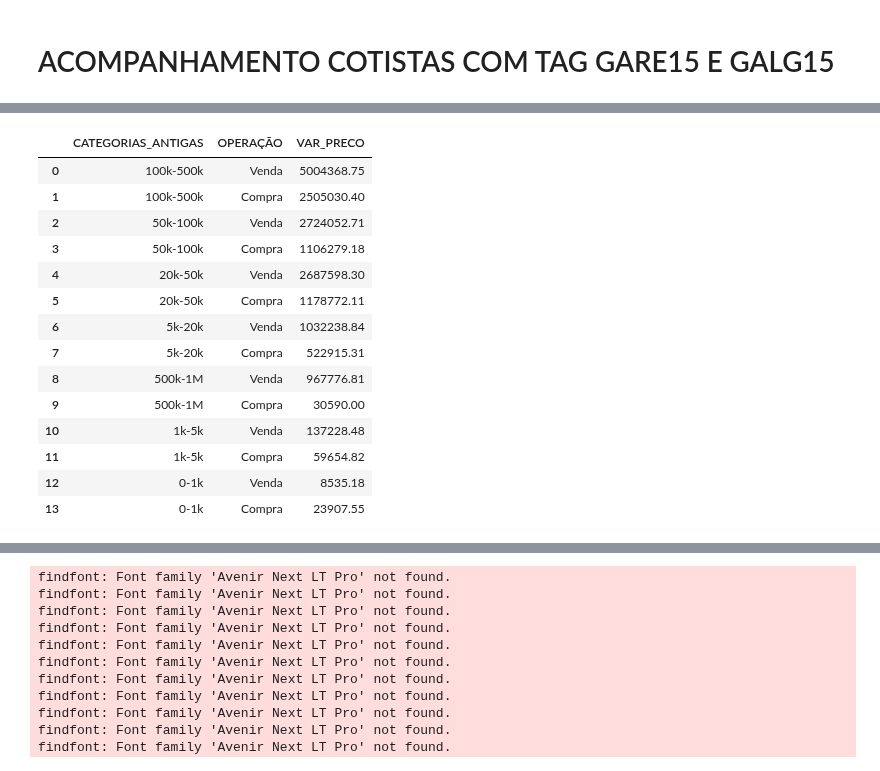
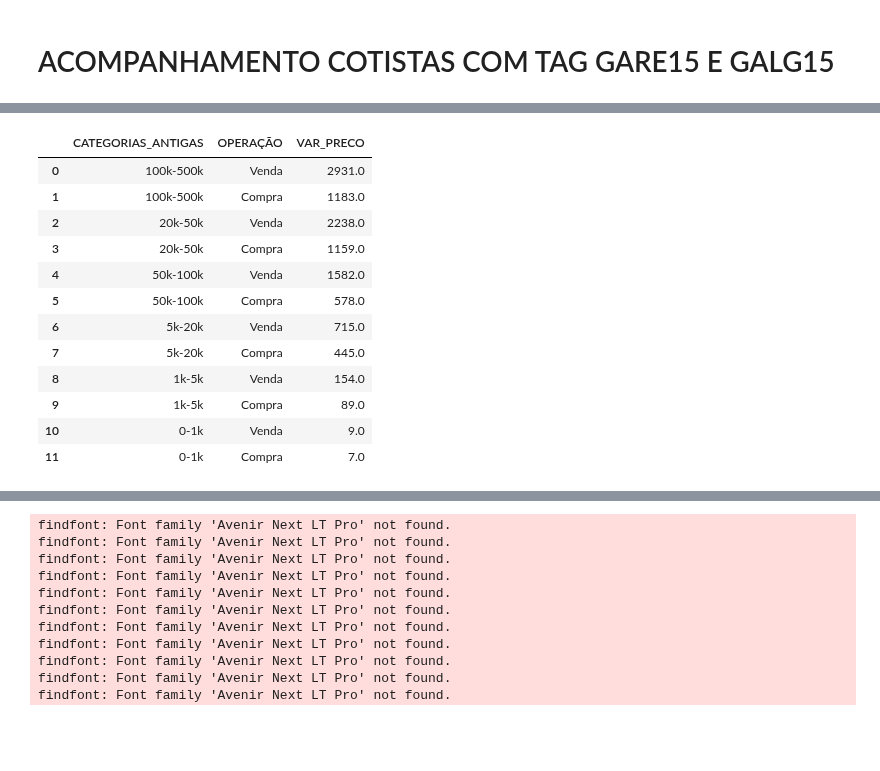
Before and after one commit to LucasFranco-guardian/Relat-rios-Passivo, a Jupyter notebook: MonthXWeek_GARE.ipynb, the cells around one changed output, grey strips where cells are left out. Drawn from its saved outputs; the diff is of its cells as text; code cells hidden in the pictures; blank space fills up the shorter version.

```diff
--- a/MonthXWeek_GARE.ipynb
+++ b/MonthXWeek_GARE.ipynb
@@ -13,24 +13,24 @@ import setuptools
 import pandas_datareader as pdr
 # %%
 dfMENSAL = pd.read_excel('BASE_MENSAL_GARE_JUN.xlsx')
+dfMENSAL = dfMENSAL.rename(columns={'CATEGORIAS ATUAIS':'CATEGORIAS_ATUAIS', 'CATEGORIAS ANTIGAS':'CATEGORIAS_ANTIGAS'})
 dfCOMPRA = dfMENSAL.query('OPERAÇÃO == "Compra"')
 dfVENDA = dfMENSAL.query('OPERAÇÃO == "Venda"')
 
 dfCOMPRA_final = dfCOMPRA.groupby(['DOCUMENTO'], as_index=False).agg({'DOCUMENTO':'first','NOME':'first','PF_PJ':'first','TOTAL':'first','TOTAL_NOVO':'last','VAR_COTAS':'sum',
-                                                                      'OPERAÇÃO':'first','FINANCEIRO_ATUAL':'first','FINANCEIRO_NOVO':'last', 'VAR_PRECO':'sum','CATEGORIAS ATUAIS':'last',
-                                                                      'CATEGORIAS ANTIGAS':'first','Participação_sup':'sum','GARE15':'first','GALG15':'first','DATA':'first',
+                                                                      'OPERAÇÃO':'first','FINANCEIRO_ATUAL':'first','FINANCEIRO_NOVO':'last', 'VAR_PRECO':'sum','CATEGORIAS_ATUAIS':'last',
+                                                                      'CATEGORIAS_ANTIGAS':'first','Participação_sup':'sum','GARE15':'first','GALG15':'first','DATA':'first',
                                                                       'CATEGORIAS':'first'})
 
 dfVENDA_final = dfVENDA.groupby(['DOCUMENTO'], as_index=False).agg({'DOCUMENTO':'first','NOME':'first','PF_PJ':'first','TOTAL':'first','TOTAL_NOVO':'last','VAR_COTAS':'sum',
-                                                                    'OPERAÇÃO':'first','FINANCEIRO_ATUAL':'first','FINANCEIRO_NOVO':'last','VAR_PRECO':'sum','CATEGORIAS ATUAIS':'last',
-                                                                    'CATEGORIAS ANTIGAS':'first','Participação_sup':'sum','GARE15':'first','GALG15':'first','DATA':'first',
+                                                                    'OPERAÇÃO':'first','FINANCEIRO_ATUAL':'first','FINANCEIRO_NOVO':'last','VAR_PRECO':'sum','CATEGORIAS_ATUAIS':'last',
+                                                                    'CATEGORIAS_ANTIGAS':'first','Participação_sup':'sum','GARE15':'first','GALG15':'first','DATA':'first',
                                                                     'CATEGORIAS':'first'})
 
 total_compra = dfCOMPRA['VAR_PRECO'].sum()
 total_venda = dfVENDA['VAR_PRECO'].sum()
 delta_sum = total_compra+total_venda
 print('o valor de compra é {} e o valor de venda é {}, e o total é {}'.format(total_compra, total_venda, delta_sum))
-
 
 #INSIRO O CAMINHO DAS FONTES
 caminho_Avenir = r'C:\\Users\\LucasCavalcante\\AppData\\Local\\Microsoft\\Windows\\Fonts\\Avenir Next LT Pro Regular.otf'
@@ -871,41 +773,36 @@ Name: VAR_PRECO, dtype: float64
 # %%
-dfGARE15 = dfMENSAL.query('GARE15 == "GARE15"')
-dfGARE15 = dfGARE15.rename(columns={'CATEGORIAS ANTIGAS':'CATEGORIAS_ANTIGAS', 'CATEGORIAS ATUAIS':'CATEGORIAS_ATUAIS'})
-dfGARE15_agg = dfGARE15.groupby(['CATEGORIAS_ANTIGAS', 'OPERAÇÃO'])['VAR_PRECO'].sum()
-dfGARE15_data = dfGARE15_agg.reset_index()
+dfGALG15 = dfMENSAL.query('GALG15 == "GALG15"')
+dfGALG15_agg = dfGALG15.groupby(['CATEGORIAS_ANTIGAS', 'OPERAÇÃO'])['VAR_PRECO'].sum()
+dfGALG15_data = dfGALG15_agg.reset_index()
 
-
-
-
-vendas = (
-    dfGARE15_data[dfGARE15_data['OPERAÇÃO'] == 'Venda']
+vendas1 = (
+    dfGALG15_data[dfGALG15_data['OPERAÇÃO'] == 'Venda']
     .set_index('CATEGORIAS_ANTIGAS')['VAR_PRECO']
     .sort_values(ascending=False)
 )
 
-categoria_g15 = pd.CategoricalDtype(categories=vendas.index, ordered=True)
+categoria_galg15 = pd.CategoricalDtype(categories=vendas1.index, ordered=True)
 
-dfGARE15_data['CATEGORIAS_ANTIGAS'] = dfGARE15_data['CATEGORIAS_ANTIGAS'].astype(categoria_g15)
-dfGARE15_data = dfGARE15_data.sort_values(['CATEGORIAS_ANTIGAS', 'OPERAÇÃO'], ascending=[True, False])
+dfGALG15_data['CATEGORIAS_ANTIGAS'] = dfGALG15_data['CATEGORIAS_ANTIGAS'].astype(categoria_galg15)
+dfGALG15_data = dfGALG15_data.sort_values(['CATEGORIAS_ANTIGAS', 'OPERAÇÃO'], ascending=[True, False])
 
-dfGARE15_sorted = dfGARE15_data.set_index(['CATEGORIAS_ANTIGAS', 'OPERAÇÃO'])
+dfGALG15_sorted = dfGALG15_data.set_index(['CATEGORIAS_ANTIGAS', 'OPERAÇÃO'])
 
-G15_CV_df = pd.DataFrame(dfGARE15_sorted)
-G15_CV_df = G15_CV_df.reset_index()
-G15_CV_df
+GALG15_CV_df = pd.DataFrame(dfGALG15_sorted)
+GALG15_CV_df = (GALG15_CV_df['VAR_PRECO']/1000).round(0)
+GALG15_CV_df = GALG15_CV_df.reset_index()
+GALG15_CV_df
 # %% [output]
 |  | CATEGORIAS_ANTIGAS | OPERAÇÃO | VAR_PRECO |
-| 0 | 100k-500k | Venda | 5004368.75 |
-| 1 | 100k-500k | Compra | 2505030.40 |
-| 2 | 50k-100k | Venda | 2724052.71 |
-| 3 | 50k-100k | Compra | 1106279.18 |
-| 4 | 20k-50k | Venda | 2687598.30 |
-| 5 | 20k-50k | Compra | 1178772.11 |
-| 6 | 5k-20k | Venda | 1032238.84 |
-| 7 | 5k-20k | Compra | 522915.31 |
-| 8 | 500k-1M | Venda | 967776.81 |
-| 9 | 500k-1M | Compra | 30590.00 |
-| 10 | 1k-5k | Venda | 137228.48 |
-| 11 | 1k-5k | Compra | 59654.82 |
-| 12 | 0-1k | Venda | 8535.18 |
-| 13 | 0-1k | Compra | 23907.55 |
+| 0 | 100k-500k | Venda | 2931.0 |
+| 1 | 100k-500k | Compra | 1183.0 |
+| 2 | 20k-50k | Venda | 2238.0 |
+| 3 | 20k-50k | Compra | 1159.0 |
+| 4 | 50k-100k | Venda | 1582.0 |
+| 5 | 50k-100k | Compra | 578.0 |
+| 6 | 5k-20k | Venda | 715.0 |
+| 7 | 5k-20k | Compra | 445.0 |
+| 8 | 1k-5k | Venda | 154.0 |
+| 9 | 1k-5k | Compra | 89.0 |
+| 10 | 0-1k | Venda | 9.0 |
+| 11 | 0-1k | Compra | 7.0 |
```
Also changed, not shown: parts of 29 cells of this notebook, 6 other files.
